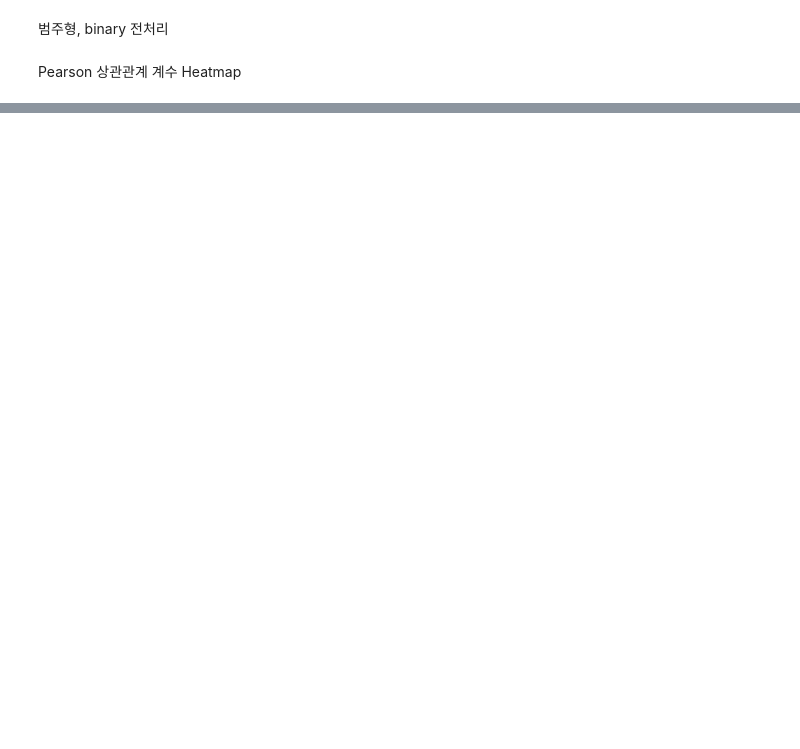
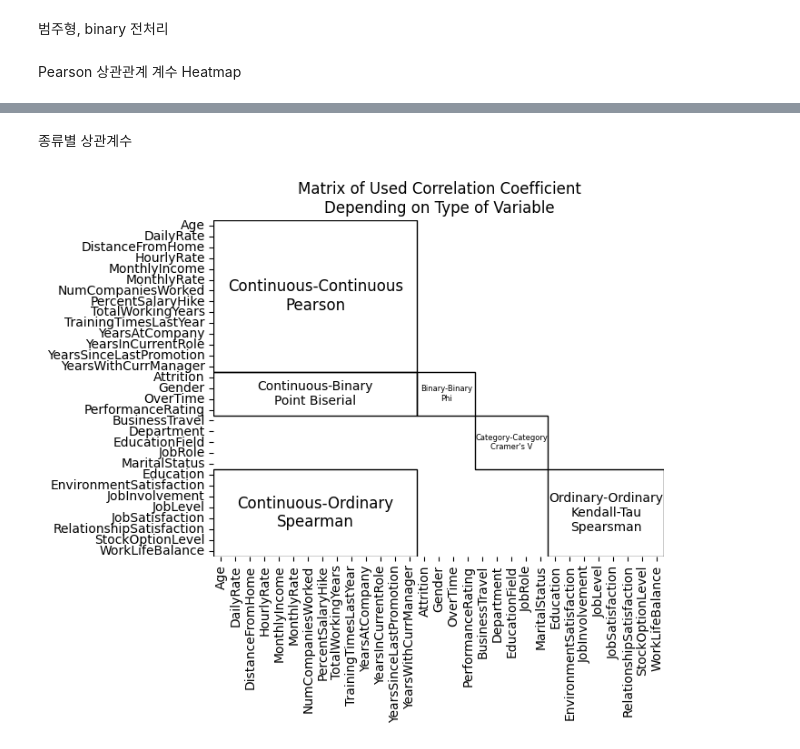
Before and after one commit to Indigo-Coder-github/23_1_Database, a Jupyter notebook: feature corr/feature_pearson_heatmap.ipynb, the cells around one changed output, grey strips where cells are left out. Cells and saved outputs as stored; diff of their text form; code cells hidden in the pictures; blank space fills up the shorter version.

```diff
--- a/feature corr/feature_pearson_heatmap.ipynb
+++ b/feature corr/feature_pearson_heatmap.ipynb
@@ -38,0 +45,59 @@ plt.show()
+# %% [markdown]
+종류별 상관계수
+# %%
+group_by_col = pd.DataFrame(index=continuous_column+binary_column+
+                            category_column+ordinary_column,
+                            columns=continuous_column+binary_column+
+                            category_column+ordinary_column).astype(float)
+sns.heatmap(group_by_col, cbar=False)
+plt.xticks(ticks=np.array(range(len(group_by_col)))+0.5,labels=group_by_col.columns)
+plt.yticks(ticks=np.array(range(len(group_by_col)))+0.5,labels=group_by_col.index)
+plt.title("Matrix of Used Correlation Coefficient\nDepending on Type of Variable")
+
+pearson = patches.Rectangle((0.0,0.0),
+                         len(continuous_column),len(continuous_column),
+                         edgecolor="black",fill=False)
+PB = patches.Rectangle((0.0,len(continuous_column)),
+                         len(continuous_column),len(binary_column),
+                         edgecolor="black",fill=False)
+spearman = patches.Rectangle((0.0,len(continuous_column+binary_column+category_column)),
+                         len(continuous_column),len(ordinary_column),
+                         edgecolor="black",fill=False)
+phi = patches.Rectangle((len(continuous_column),len(continuous_column)),
+                         len(binary_column),len(binary_column),
+                         edgecolor="black",fill=False)
+cramerV = patches.Rectangle((len(continuous_column+binary_column),len(continuous_column+binary_column)),
+                         len(category_column),len(category_column),
+                         edgecolor="black",fill=False)
+kendall_tau = patches.Rectangle((len(continuous_column+binary_column+category_column),len(continuous_column+binary_column+category_column)),
+                         len(ordinary_column),len(ordinary_column),
+                         edgecolor="black",fill=False)
+
+plt.gca().text(x=pearson.get_width()/2,y=pearson.get_height()/2,
+               s="Continuous-Continuous\nPearson", horizontalalignment="center",
+               verticalalignment="center", fontsize=12)
+plt.gca().text(x=(PB.get_width()/2+PB.get_x()),y=(PB.get_height()/2+PB.get_y()),
+               s="Continuous-Binary\nPoint Biserial", horizontalalignment="center",
+               verticalalignment="center", fontsize=10)
+plt.gca().text(x=(spearman.get_width()/2+spearman.get_x()),y=(spearman.get_height()/2+spearman.get_y()),
+               s="Continuous-Ordinary\nSpearman", horizontalalignment="center",
+               verticalalignment="center", fontsize=12)
+plt.gca().text(x=(phi.get_width()/2+phi.get_x()),y=(phi.get_height()/2+phi.get_y()),
+               s="Binary-Binary\nPhi", horizontalalignment="center",
+               verticalalignment="center", fontsize=6)
+plt.gca().text(x=(cramerV.get_width()/2+cramerV.get_x()),y=(cramerV.get_height()/2+cramerV.get_y()),
+               s="Category-Category\nCramer's V", horizontalalignment="center",
+               verticalalignment="center", fontsize=6)
+plt.gca().text(x=(kendall_tau.get_width()/2+kendall_tau.get_x()),y=(kendall_tau.get_height()/2+kendall_tau.get_y()),
+               s="Ordinary-Ordinary\nKendall-Tau\nSpearsman", horizontalalignment="center",
+               verticalalignment="center", fontsize=10)
+
+plt.gca().add_patch(pearson)
+plt.gca().add_patch(PB)
+plt.gca().add_patch(spearman)
+plt.gca().add_patch(phi)
+plt.gca().add_patch(cramerV)
+plt.gca().add_patch(kendall_tau)
+plt.show()
+# %% [output]
+[figure, added]
```
Also changed, not shown: parts of 3 cells of this notebook, 1 other file.
